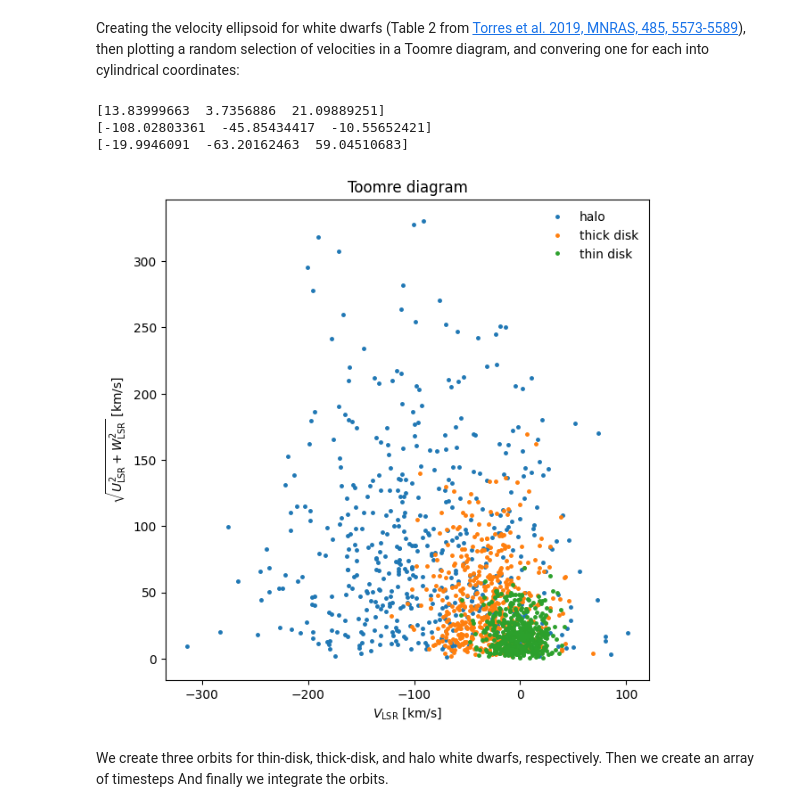
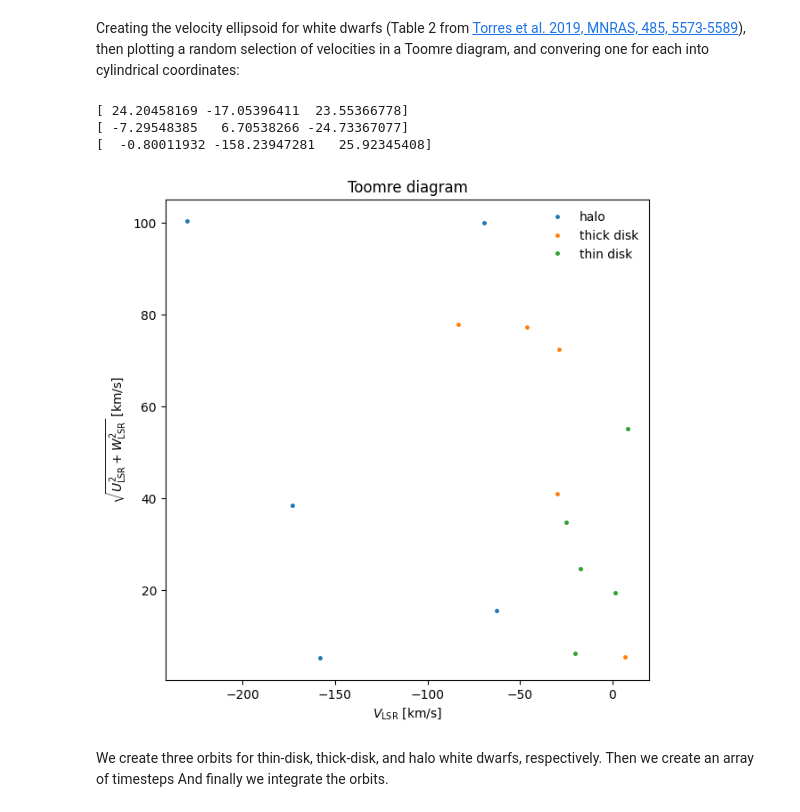
Before and after one commit to juanpabloidarraga/Computational-Astrophysics-Repository, a Jupyter notebook: Computational_Astro/Programs/simulated_orbit - copia.ipynb, the cells around one changed output. Cells and saved outputs as stored; diff of their text form; code cells hidden in the pictures.

```diff
--- a/Computational_Astro/Programs/simulated_orbit - copia.ipynb
+++ b/Computational_Astro/Programs/simulated_orbit - copia.ipynb
@@ -12,7 +13,7 @@ from galpy.potential import MWPotential2014
 # %% [markdown]
 Creating the velocity ellipsoid for white dwarfs (Table 2 from [Torres et al. 2019, MNRAS, 485, 5573-5589](https://ui.adsabs.harvard.edu/abs/2019MNRAS.485.5573T/abstract)), then plotting a random selection of velocities in a Toomre diagram, and convering one for each into cylindrical coordinates:
 # %%
-N = 500 #Number of WD of each class (thin, thick, halo)
+N = 10 #Number of WD of each class (thin, thick, halo)
 
 # velocity ellipsoid
 #UVW_thin = np.array([[2.5,22.5],[-1.4,17.4],[0,0]])
@@ -45,37 +46,37 @@ pl.legend(frameon=False)
 
 pl.show()
 
 
 # A spatial distribution is created
 XYZ = [8.030,0.0,0.025] # Center of the spatial distribution Kpc
 
 rand3 = np.random.rand(N)
 rand4 = np.random.rand(N)
 rand5 = np.random.rand(N)
 
 R= 0.1 # 100 parsecs
 phi = 2*180*rand3 #
 theta = np.arccos(2*rand4-1)
 r = R*np.cbrt(rand5)
 
 x = r*np.sin(theta)*np.cos(phi) + XYZ[0]
 y = r*np.sin(theta)*np.sin(phi) + XYZ[1]
 z = r*np.cos(theta) + XYZ[2]
 
 
 RTZ_thin = np.transpose(coords.rect_to_cyl(x, y, z))
 vRTZ_thin = np.transpose(coords.rect_to_cyl_vec(nUVW_thin[:,0], nUVW_thin[:,1],nUVW_thin[:,2], x, y, z ,cyl=False))
 
 RTZ_thick = np.transpose(coords.rect_to_cyl(x, y, z))
 vRTZ_thick = np.transpose(coords.rect_to_cyl_vec(nUVW_thick[:,0],nUVW_thick[:,1],nUVW_thick[:,2],x, y,z , cyl=False))
 
 RTZ_halo = np.transpose(coords.rect_to_cyl(x, y, z))
 vRTZ_halo = np.transpose(coords.rect_to_cyl_vec(nUVW_halo[:,0],nUVW_halo[:,1],nUVW_halo[:,2], x, y, z, cyl=False)) # que significa cyl
 # %% [output]
-[13.83999663  3.7356886  21.09889251]
-[-108.02803361  -45.85434417  -10.55652421]
-[-19.9946091  -63.20162463  59.04510683]
+[ 24.20458169 -17.05396411  23.55366778]
+[ -7.29548385   6.70538266 -24.73367077]
+[  -0.80011932 -158.23947281   25.92345408]
-[figure, old version]
+[figure, new version]
 # %% [markdown]
 We create three orbits for thin-disk, thick-disk, and halo white dwarfs, respectively. Then we create an array of timesteps
 And finally we integrate the orbits.
```
Also changed, not shown: parts of 15 cells of this notebook.
